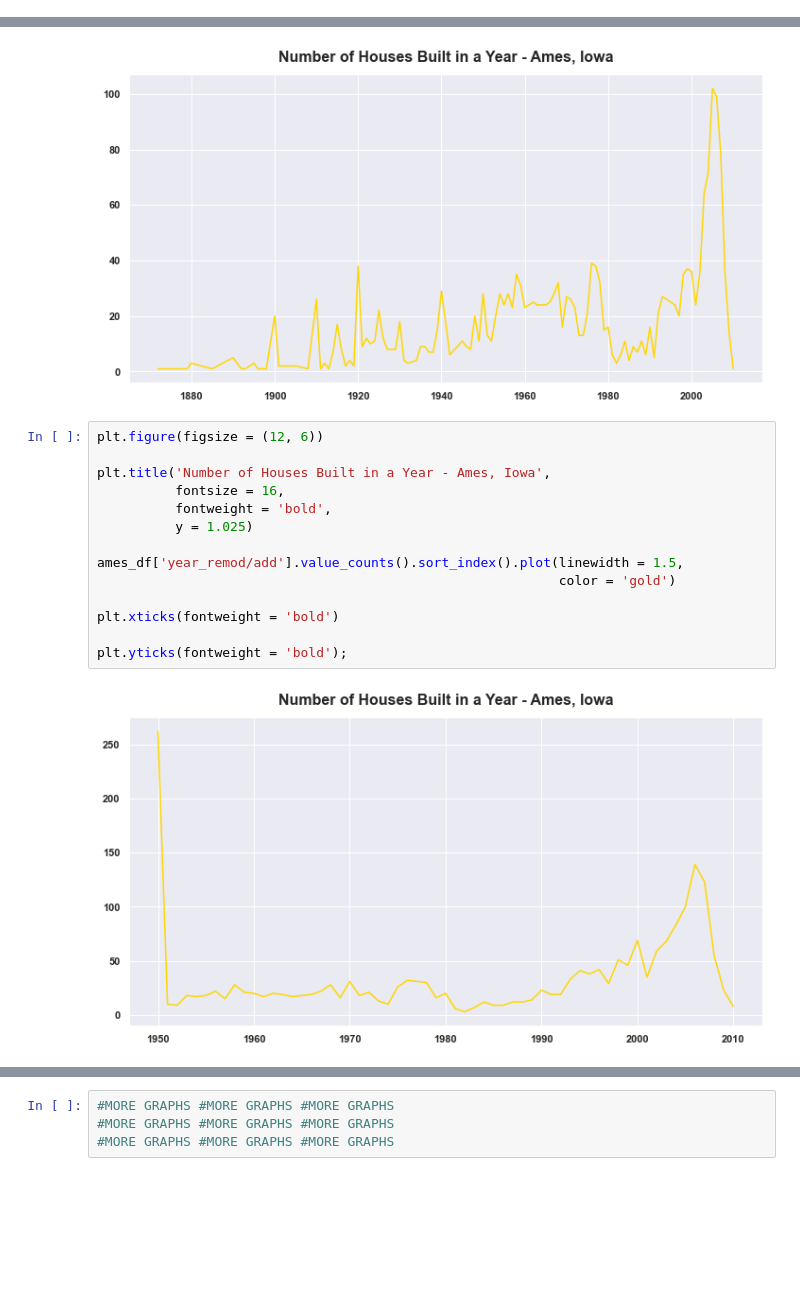
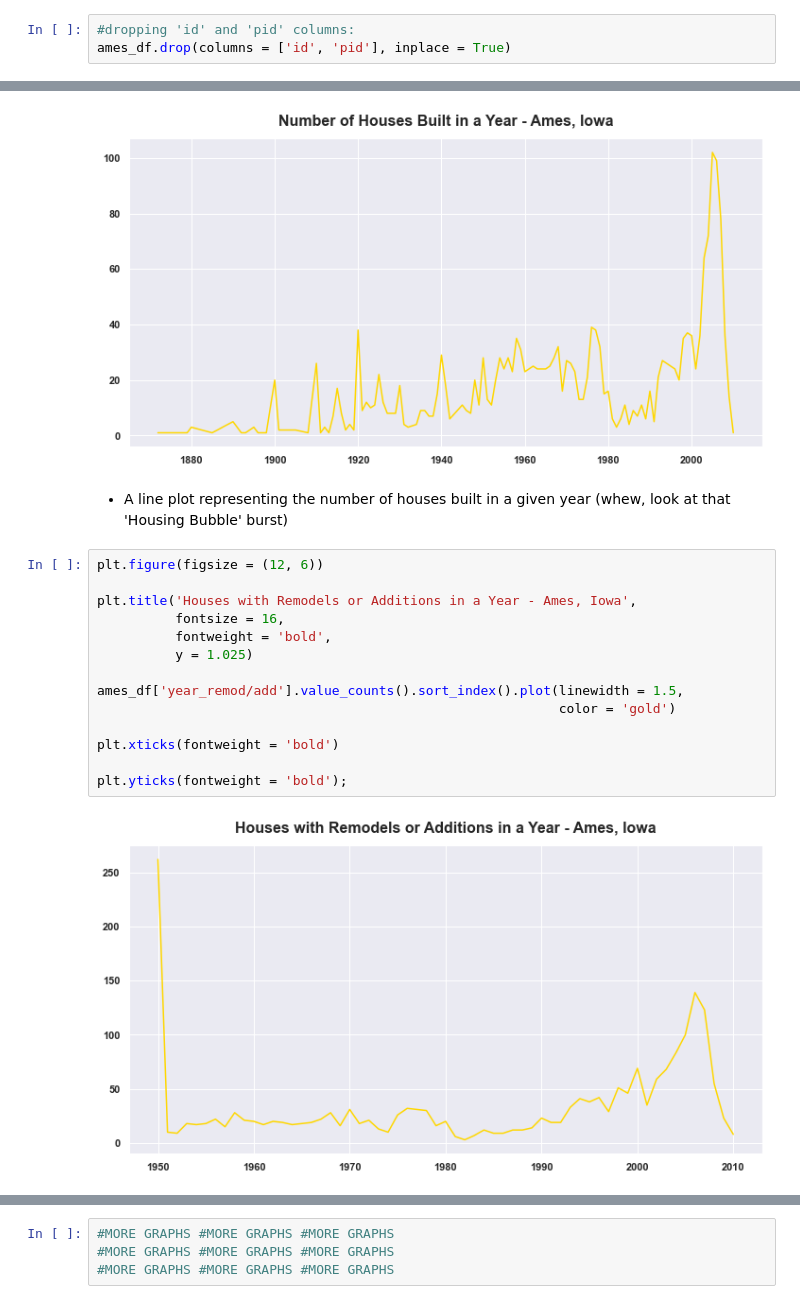
Before and after one commit to maryschindler/project_ames_kaggle_challenge, a Jupyter notebook: 2.0/notebooks/01_EDA_and_Cleaning.ipynb, the cells around one changed output, grey strips where cells are left out. Saved outputs shown, nothing was run; the diff lists cells and outputs as text; blank space fills up the shorter version.

```diff
--- a/2.0/notebooks/01_EDA_and_Cleaning.ipynb
+++ b/2.0/notebooks/01_EDA_and_Cleaning.ipynb
@@ -109,3 +109,6 @@ ames_test_df.columns = ames_test_df.columns.str.replace(' ', '_')
 ames_test_df.columns[:5]
 # %% [output]
 Index(['id', 'pid', 'ms_subclass', 'ms_zoning', 'lot_frontage'], dtype='object')
+# %%
+#dropping 'id' and 'pid' columns:
+ames_df.drop(columns = ['id', 'pid'], inplace = True)
@@ -512,19 +426,21 @@ plt.xticks(fontweight = 'bold')
 plt.yticks(fontweight = 'bold');
 # %% [output]
 [figure]
+# %% [markdown]
+- A line plot representing the number of houses built in a given year (whew, look at that 'Housing Bubble' burst)
 # %%
 plt.figure(figsize = (12, 6))
 
-plt.title('Number of Houses Built in a Year - Ames, Iowa',
+plt.title('Houses with Remodels or Additions in a Year - Ames, Iowa',
           fontsize = 16,
           fontweight = 'bold',
           y = 1.025)
 
 ames_df['year_remod/add'].value_counts().sort_index().plot(linewidth = 1.5,
                                                            color = 'gold')
 
 plt.xticks(fontweight = 'bold')
 
 plt.yticks(fontweight = 'bold');
 # %% [output]
-[figure, old version]
+[figure, new version]
```
Also changed, not shown: parts of 79 cells of this notebook, 4 other files.
